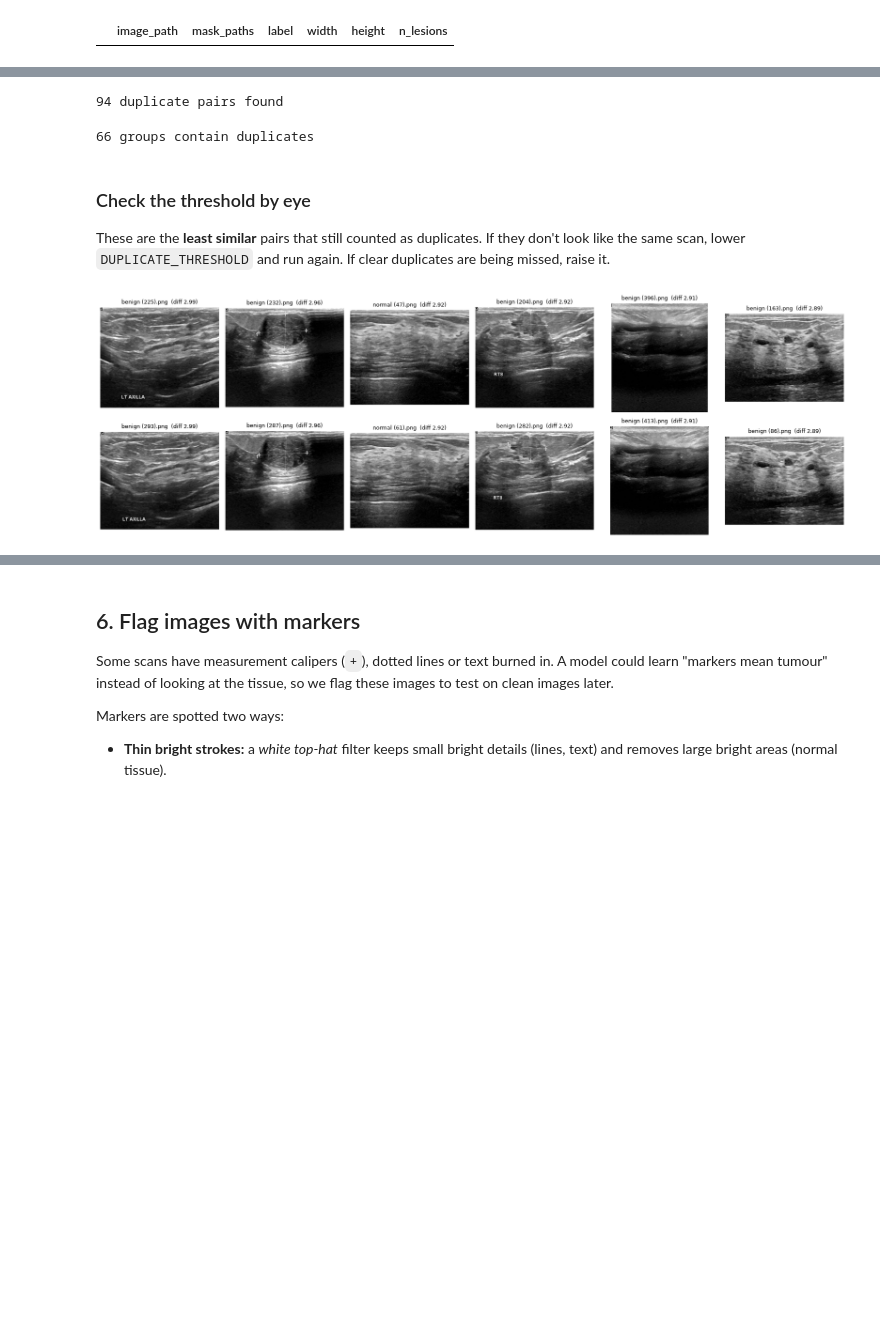
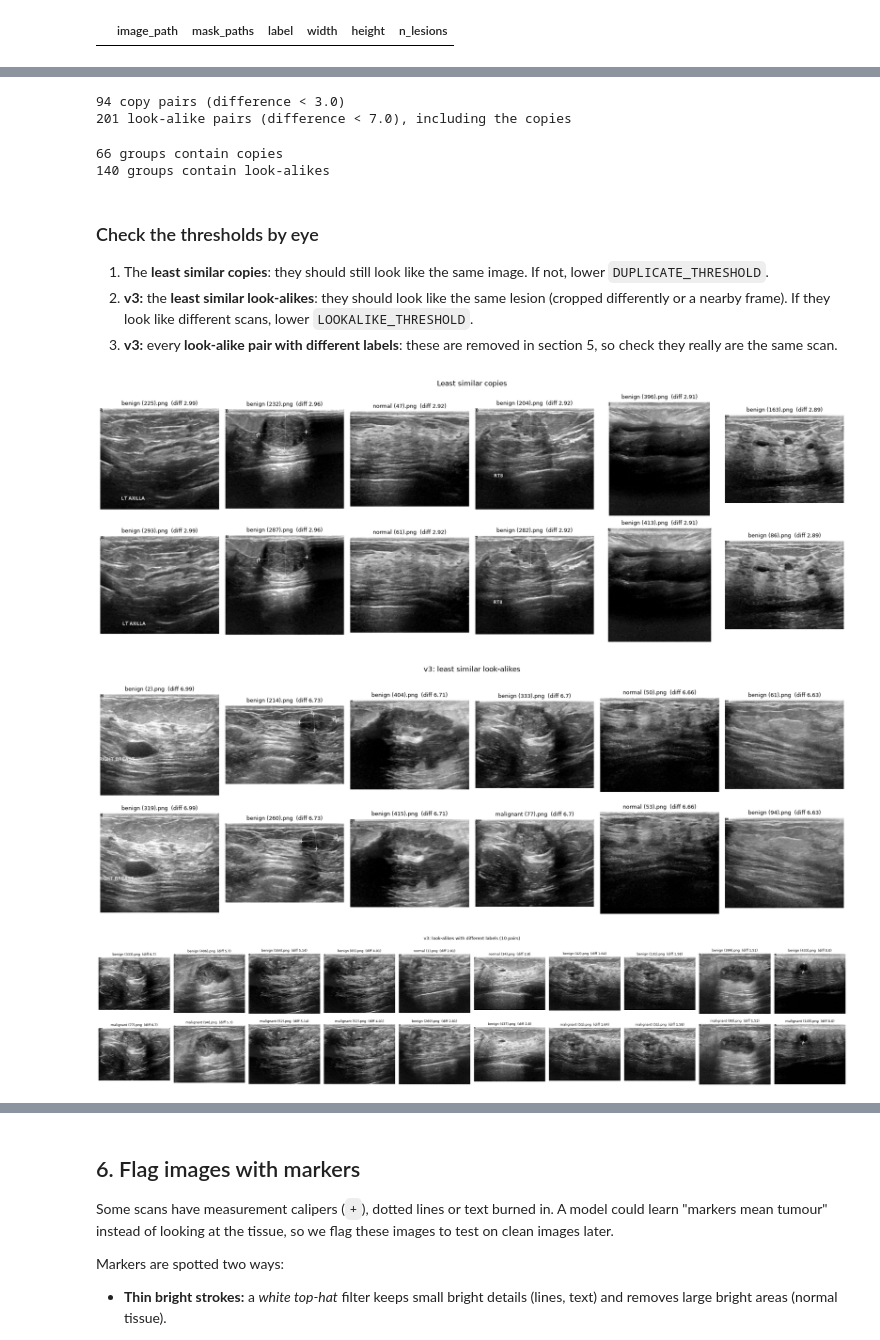
Before and after one commit to Prajwaln08/breast-cancer-detection, a Jupyter notebook: ultrasonic_scans/00_clean_data.ipynb, the cells around one changed output, grey strips where cells are left out. Cells and saved outputs as stored; diff of their text form; code cells hidden in the pictures; blank space fills up the shorter version.

```diff
--- a/ultrasonic_scans/00_clean_data.ipynb
+++ b/ultrasonic_scans/00_clean_data.ipynb
@@ -29,8 +43,11 @@ DATA_DIR = Path('data')                       # folder with benign/, malignant/,
 CLASSES = ['normal', 'benign', 'malignant']
 
 MIN_LESION_PIXELS = 50        # mask regions smaller than this are annotation noise
-DUPLICATE_THRESHOLD = 3.0     # mean pixel difference (0-255) between 32x32 thumbnails; below this = duplicate
+DUPLICATE_THRESHOLD = 3.0     # mean pixel difference (0-255) between 32x32 thumbnails; below this = copy
+LOOKALIKE_THRESHOLD = 7.0     # v3: below this = look-alike (same scan cropped differently, or a nearby frame)
 MARKER_PIXEL_THRESHOLD = 30   # number of marker-like pixels needed to flag an image
+N_FOLDS = 5                   # v3: cross-validation folds for the non-test images (fold 0 = validation)
+FROZEN_TEST = Path('outputs/archive/v1_baseline/data/manifest.csv')   # v3: keep the v1 test images as the test set
 RANDOM_STATE = 42             # fixed seed so the split is the same every run
 # %% [markdown]
 ## 2. List every image with its masks
@@ -116,53 +138,75 @@ thumbs = np.stack([thumbnail(p) for p in df['image_path']])
 pairs = []
 for i in range(len(thumbs)):
     diffs = np.abs(thumbs[i + 1:] - thumbs[i]).mean(axis=1)   # mean pixel difference to each later image
-    for j in np.nonzero(diffs < DUPLICATE_THRESHOLD)[0]:
+    for j in np.nonzero(diffs < LOOKALIKE_THRESHOLD)[0]:      # v3: keep every look-alike pair, not just copies
         pairs.append((i, i + 1 + j, round(float(diffs[j]), 2)))
 
-print(f'{len(pairs)} duplicate pairs found')
+copy_pairs = [p for p in pairs if p[2] < DUPLICATE_THRESHOLD]
+print(f'{len(copy_pairs)} copy pairs (difference < {DUPLICATE_THRESHOLD})')
+print(f'{len(pairs)} look-alike pairs (difference < {LOOKALIKE_THRESHOLD}), including the copies')
 # %% [output]
-94 duplicate pairs found
+94 copy pairs (difference < 3.0)
+201 look-alike pairs (difference < 7.0), including the copies
 # %%
-# Join duplicate pairs into groups
-group = list(range(len(df)))     # every image starts in its own group
+def make_groups(pair_list, n):
+    """Join linked pairs into groups (if A ~ B and B ~ C, then A, B and C are one group).
+    Returns the group number of each of the n images."""
+    group = list(range(n))       # every image starts in its own group
 
-def find(i):
-    """Follow the links until we reach the group's first image."""
-    while group[i] != i:
-        i = group[i]
-    return i
+    def find(i):
+        """Follow the links until we reach the group's first image."""
+        while group[i] != i:
+            i = group[i]
+        return i
 
-for i, j, _ in pairs:
-    group[find(j)] = find(i)     # link the two groups together
+    for i, j, _ in pair_list:
+        group[find(j)] = find(i)     # link the two groups together
+    return [find(i) for i in range(n)]
 
-df['duplicate_group'] = [find(i) for i in range(len(df))]
 
-group_sizes = df['duplicate_group'].value_counts()
-print(f'{(group_sizes > 1).sum()} groups contain duplicates')
+df['duplicate_group'] = make_groups(copy_pairs, len(df))     # copies
+df['lookalike_group'] = make_groups(pairs, len(df))          # v3: copies + look-alikes
+
+print(f"{(df['duplicate_group'].value_counts() > 1).sum()} groups contain copies")
+print(f"{(df['lookalike_group'].value_counts() > 1).sum()} groups contain look-alikes")
 # %% [output]
-66 groups contain duplicates
+66 groups contain copies
+140 groups contain look-alikes
 # %% [markdown]
-### Check the threshold by eye
+### Check the thresholds by eye
 
-These are the **least similar** pairs that still counted as duplicates. If they don't look like the same scan, lower `DUPLICATE_THRESHOLD` and run again. If clear duplicates are being missed, raise it.
+1. The **least similar copies**: they should still look like the same image. If not, lower `DUPLICATE_THRESHOLD`.
+2. **v3:** the **least similar look-alikes**: they should look like the same lesion (cropped differently or a nearby frame). If they look like different scans, lower `LOOKALIKE_THRESHOLD`.
+3. **v3:** every **look-alike pair with different labels**: these are removed in section 5, so check they really are the same scan.
 # %%
-def show_pairs(pair_list, n=6):
-    """Show duplicate pairs side by side: top row = first image, bottom row = its duplicate."""
+def show_pairs(pair_list, title, n=6):
+    """Show pairs side by side: top row = first image, bottom row = its look-alike."""
     pair_list = pair_list[:n]
-    fig, axes = plt.subplots(2, len(pair_list), figsize=(3 * len(pair_list), 6), squeeze=False)
+    if not pair_list:
+        print(f'{title}: none')
+        return
+    fig, axes = plt.subplots(2, len(pair_list), figsize=(3 * len(pair_list), 6.5), squeeze=False)
     for col, (i, j, diff) in enumerate(pair_list):
         for row, k in enumerate([i, j]):
             path = df.loc[k, 'image_path']
             axes[row, col].imshow(load_gray(path), cmap='gray')
             axes[row, col].set_title(f'{Path(path).name}  (diff {diff})', fontsize=9)
             axes[row, col].axis('off')
+    fig.suptitle(title)
     plt.tight_layout()
     plt.show()
 
 
-show_pairs(sorted(pairs, key=lambda p: p[2], reverse=True))   # least similar first
+least_similar_first = lambda pair_list: sorted(pair_list, key=lambda p: p[2], reverse=True)
+cross_class = [p for p in pairs if df.loc[p[0], 'label'] != df.loc[p[1], 'label']]
+
+show_pairs(least_similar_first(copy_pairs), 'Least similar copies')
+show_pairs(least_similar_first(pairs), 'v3: least similar look-alikes')
+show_pairs(least_similar_first(cross_class), f'v3: look-alikes with different labels ({len(cross_class)} pairs)', n=10)
 # %% [output]
-[figure, old version]
+[figure, new version]
+[figure, added]
+[figure, added]
 # %% [markdown]
 ## 5. Remove duplicates
 
```
Also changed, not shown: parts of 12 cells of this notebook, 1 other file.
